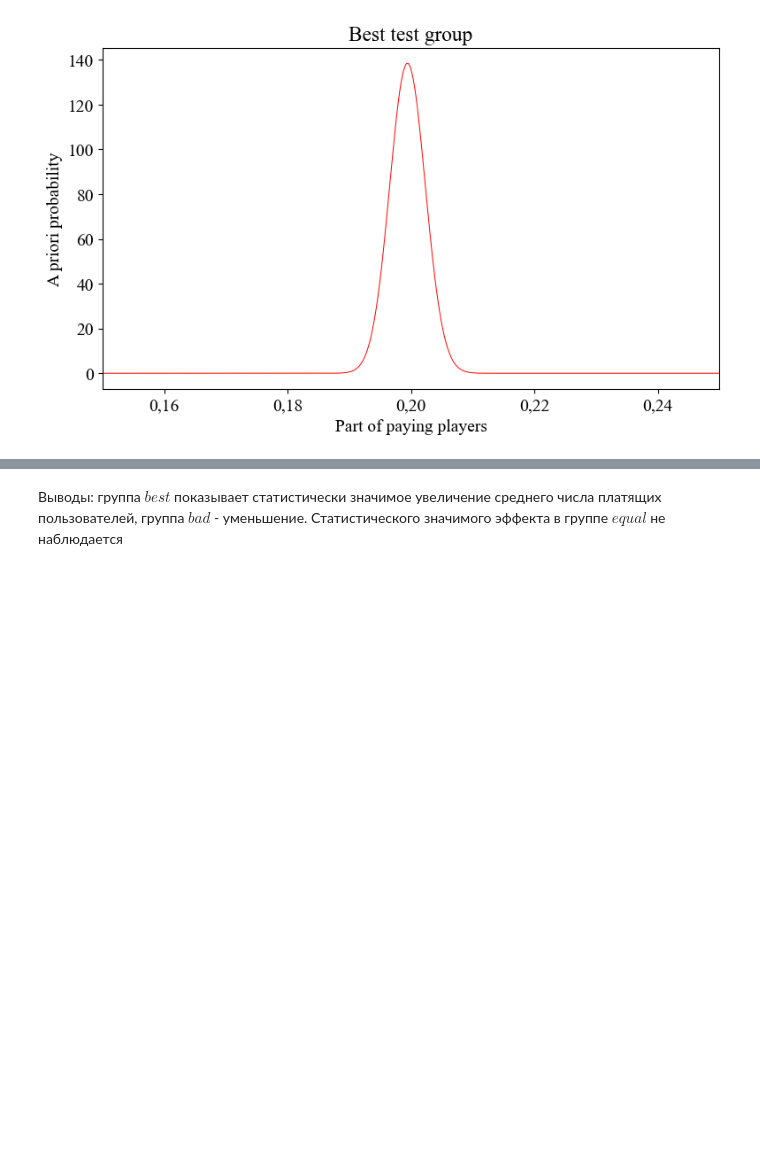
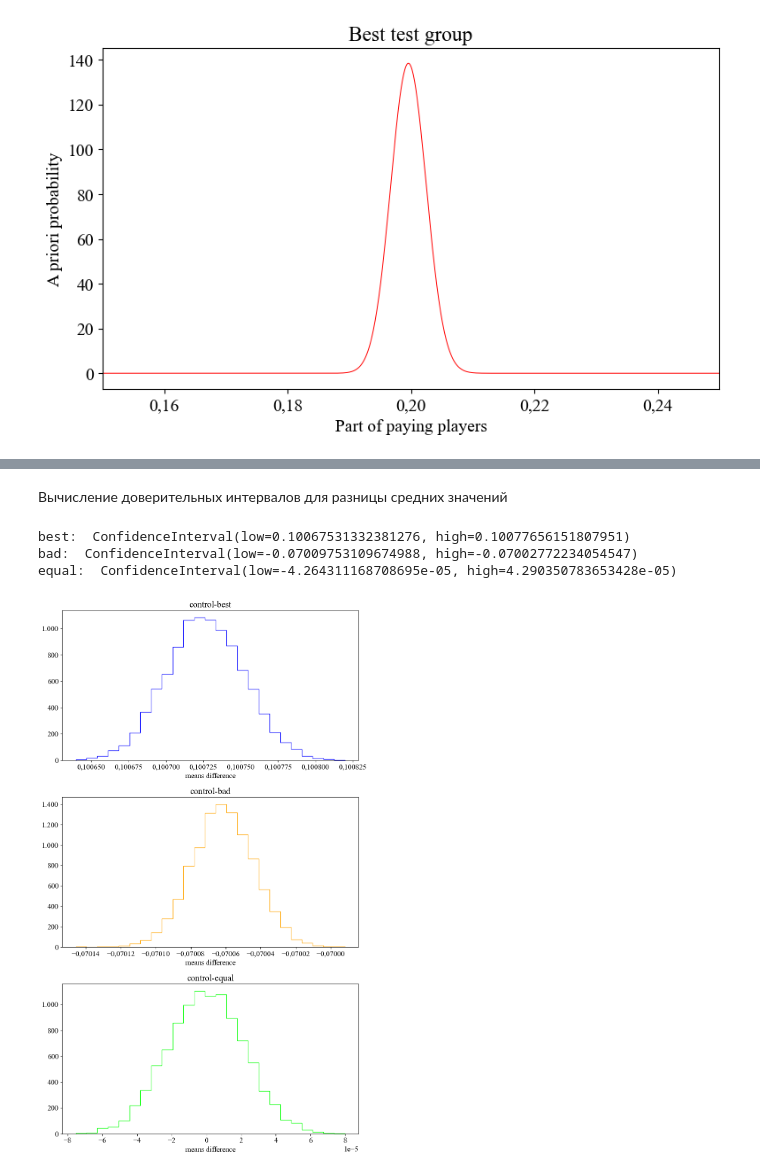
Before and after one commit to danisgrpv/skytec-games-tasks, a Jupyter notebook: task_02.ipynb, the cells around one changed output, grey strips where cells are left out. Saved outputs shown, nothing was run; the diff lists cells and outputs as text; code cells hidden in the pictures; blank space fills up the shorter version.

```diff
--- a/task_02.ipynb
+++ b/task_02.ipynb
@@ -229,6 +231,18 @@ ax.set(xlabel='Part of paying players', ylabel='A priori probability', xlim=(0.1
 plt.title('Best test group');
 # %% [output]
 [figure]
+# %%
+def mean_difference(group1, group2, axis=-1):
+    mean1 = np.mean(group1, axis=axis)
+    mean2 = np.mean(group2, axis=axis)
+    return mean1 - mean2
+
+def bootstrap_ci(group1, group2, alpha):
+    rng = np.random.default_rng()
+    data = (group1, group2)
+    res = bootstrap(data, mean_difference, confidence_level=1-alpha,
+                random_state=rng)
+    return res
 # %%
 control = control_players.sample
 bad = bad_test_players.sample
@@ -314,2 +251,24 @@ Group 'equal':
-# %% [markdown]
-Выводы: группа $best$ показывает статистически значимое увеличение среднего числа платящих пользователей, группа $bad$ - уменьшение. Статистического значимого эффекта в группе $equal$ не наблюдается
+# %% [markdown]
+Вычисление доверительных интервалов для разницы средних значений
+# %%
+# bootstrap confidence intervals for mean difference
+groups = {"best": best,
+          "bad": bad,
+          "equal": equal}
+
+fig, ax = plt.subplots(len(groups.items()), 1, figsize=(9, 15),)
+counter = 0
+col_gen = iter(['b', 'orange', '#00FF00'])
+for label, group in groups.items():
+    res = bootstrap_ci(group, control, alpha)
+    print(f'{label}: ', res.confidence_interval)
+    ax[counter].hist(res.bootstrap_distribution, bins=25, histtype='step', color=next(col_gen))
+    ax[counter].set_title(f'control-{label}');
+    ax[counter].set(xlabel='means difference');
+    fig.tight_layout()
+    counter += 1
+# %% [output]
+best:  ConfidenceInterval(low=0.10067531332381276, high=0.10077656151807951)
+bad:  ConfidenceInterval(low=-0.07009753109674988, high=-0.07002772234054547)
+equal:  ConfidenceInterval(low=-4.264311168708695e-05, high=4.290350783653428e-05)
+[figure, added]
```
Also changed, not shown: parts of 12 cells of this notebook.
